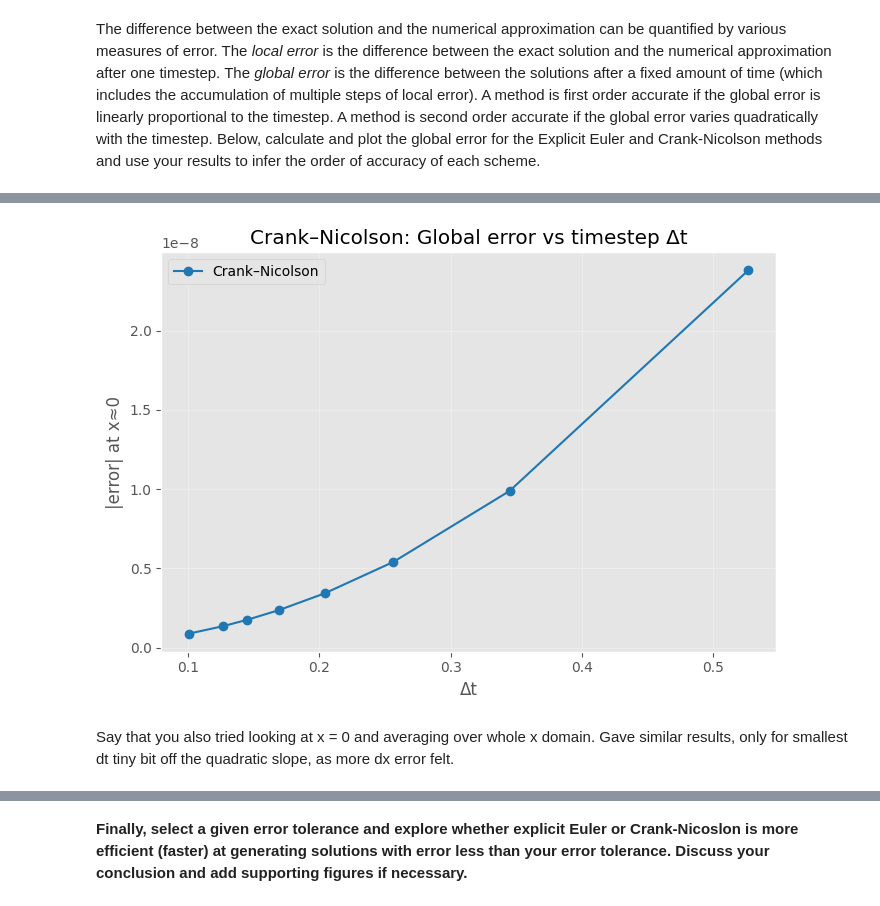
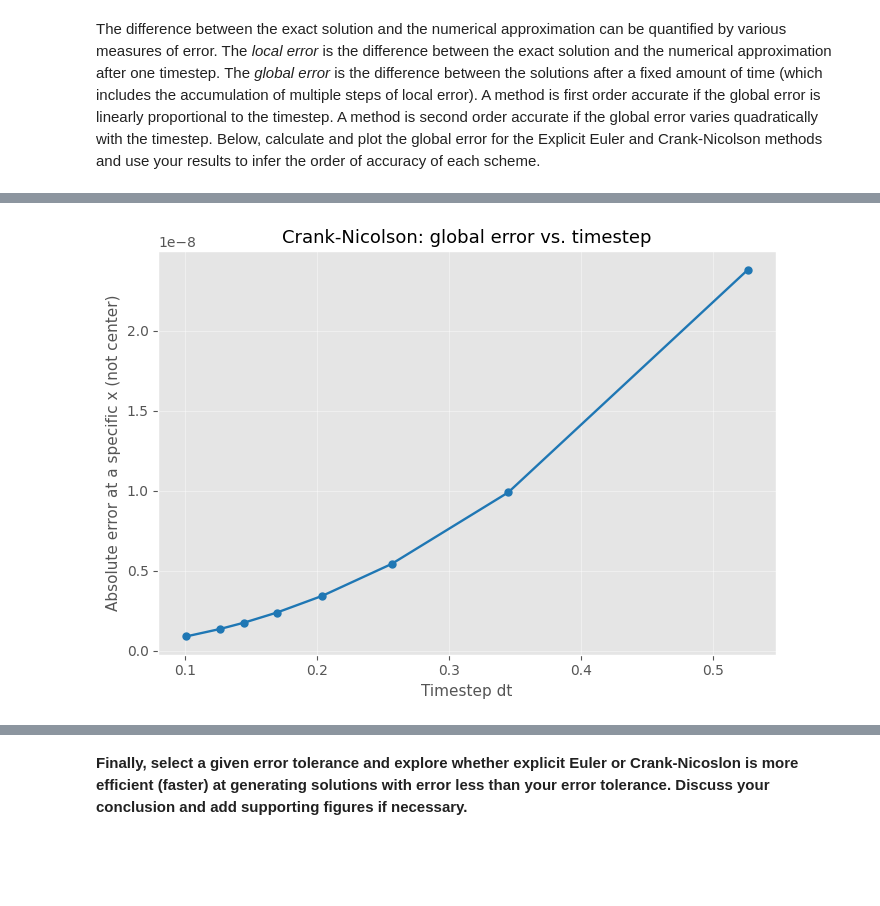
Before and after one commit to JefPhilippe/QCES, a Jupyter notebook: Project1_numerical_methods.ipynb, the cells around one changed output, grey strips where cells are left out. Drawn from its saved outputs; the diff is of its cells as text; code cells hidden in the pictures; blank space fills up the shorter version.

```diff
--- a/Project1_numerical_methods.ipynb
+++ b/Project1_numerical_methods.ipynb
@@ -280,7 +279,7 @@ def set_ics(x, kappa, t_ic):
 Finally, define some parameters and the x and t vectors:
 # %%
 # Defining parameters
-kappa = 0.001  # diffusivity, original 0.001
+kappa = 0.01  # diffusivity, original 0.001
 
 # Timestepping parameters
 t_start = 0  # start time (note that this is not the same time used to evaluate the exact solution to set the ICs)
@@ -354,7 +353,7 @@ t_ic = 10
 def exact_solution(x, t, kappa): # define exact solution function
   return (4 * np.pi * kappa * t)**(-0.5) * np.exp(-x**2 / (4 * kappa * t))
 
-fig, axes = plt.subplots(1, 2, figsize=(12, 5), sharey=True)
+fig, axes = plt.subplots(1, 2, figsize=(13, 5), sharey=True)
 
 for kappa, ax in zip(kappas, axes):
     c_EE = EE(x, t, kappa)
@@ -362,14 +361,14 @@ for kappa, ax in zip(kappas, axes):
     c_exact = exact_solution(x, t_end + t_ic, kappa) # shift time window, as t_ic was 10 for numerical models
 
     ax.plot(x, c_exact, label="Exact (unbounded)")
-    ax.plot(x, c_EE[:, -1], '--', label='Explicit Euler (t=10)')
-    ax.plot(x, c_CN[:, -1], '.', label='Crank–Nicolson (t=10)')
+    ax.plot(x, c_EE[:, -1], '--', label='Explicit Euler (bounded)')
+    ax.plot(x, c_CN[:, -1], '.', label='Crank–Nicolson (bounded)')
     ax.set_xlabel('x')
     ax.set_ylabel('c')
     ax.set_title(f'kappa = {kappa}')
     ax.legend()
 
-fig.suptitle('Exact vs numerical (diffusion at t=10)', fontsize=14)
+fig.suptitle('Exact vs numerical solution (diffusion at t=10)', fontsize=14)
 plt.tight_layout()
 plt.show()
 # %% [output]
@@ -457,37 +437,34 @@ Crank-Nicolson method took 0.28 seconds
 # %%
-# Add code to plot CN error only
 kappa = 0.001
-Nt = [100, 80, 70, 60, 50, 40, 30, 20]
+Nt = [100, 80, 70, 60, 50, 40, 30, 20]   # different timesteps
 x_start, x_end = -1, 1
 Nx = 2001
 x = np.linspace(x_start, x_end, Nx)
 dx = x[1] - x[0]
-i0 = 180  # evaluation index (not at boundary)
-
+i0 = 180 # evaluate at a specific x (here not in center)
 t_ic = 10
 t_start, t_end = 0, 10
 
-dt_list, err_CN = [], []
+dt_list = []
+err_CN = []
 
 for N in Nt:
     t = np.linspace(t_start, t_end, N)
     dt = t[1] - t[0]
     dt_list.append(dt)
-    i_t = int(N / 10)  # pick time around t ≈ 1
+    i_t = int(N / 10)  # evaluate error near t = 1
 
-    # Exact and CN
     c_exact = exact_solution(x, t_ic + t[i_t], kappa)
     c_CN = CN(x, t, kappa)
-    err_CN.append(abs(c_CN[i0, i_t] - c_exact[i0]))
+    err = abs(c_CN[i0, i_t] - c_exact[i0])
+    err_CN.append(err)
 
-# --- Plot ---
 plt.figure(figsize=(7, 5))
-plt.plot(dt_list, err_CN, 'o-', color='tab:blue', label='Crank–Nicolson')
-plt.title('Crank–Nicolson: Global error vs timestep Δt')
-plt.xlabel('Δt')
-plt.ylabel('|error| at x≈0')
-plt.grid(True, alpha=0.3)
-plt.legend()
+plt.plot(dt_list, err_CN, 'o-', color='tab:blue', linewidth=1.7, markersize=5)
+plt.title('Crank-Nicolson: global error vs. timestep', fontsize=13)
+plt.xlabel('Timestep dt', fontsize=11)
+plt.ylabel('Absolute error at a specific x (not center)', fontsize=11)
+plt.grid(True, alpha=0.4)
 plt.tight_layout()
 plt.show()
 # %% [output]
@@ -502,3 +479 @@ Crank-Nicolson method took 1.01 seconds
-[figure, old version]
+[figure, new version]
-# %% [markdown]
-Say that you also tried looking at x = 0 and averaging over whole x domain. Gave similar results, only for smallest dt tiny bit off the quadratic slope, as more dx error felt.
```
Also changed, not shown: parts of 26 cells of this notebook.
